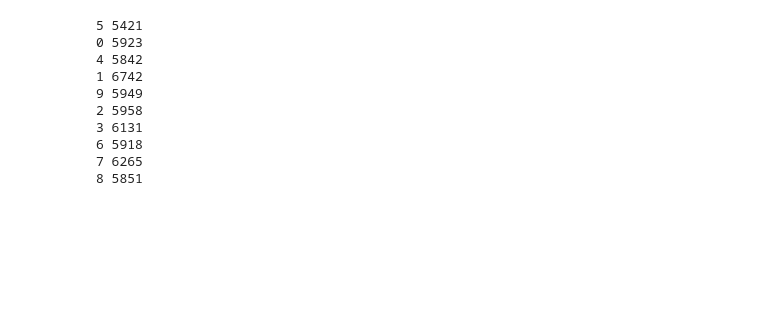
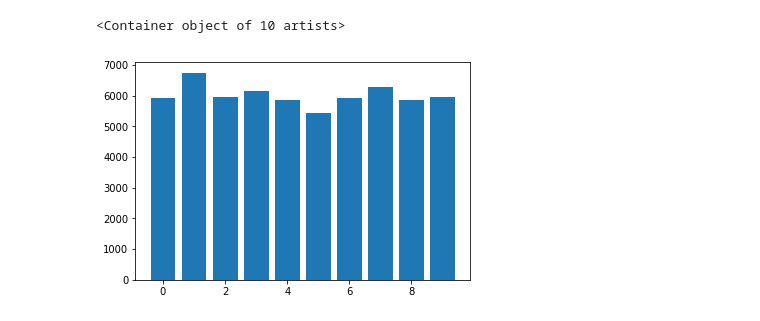
Before and after one commit to jerinphilip/parallel-svd, a Jupyter notebook: prototype/SVD Per Digit.ipynb, the cells around one changed output. Cells and saved outputs as stored; diff of their text form; code cells hidden in the pictures; blank space fills up the shorter version.

```diff
--- a/prototype/SVD Per Digit.ipynb
+++ b/prototype/SVD Per Digit.ipynb
@@ -13,3 +18,4 @@ mnist_path = '/home/jerin/college/s18/ipsc/parallel-svd-ish-stuff/mnist'
 mndata = MNIST(mnist_path)
 # %%
 images, labels = mndata.load_training()
+n = 28
@@ -18,6 +28,8 @@ def group(images, labels, size):
     grouped = defaultdict(list)
     for image, label in zip(images, labels):
         img = np.array(image, dtype=np.float64)
-        img = cv2.resize(img, size)
+        #img = cv2.resize(img, size,interpolation = cv2.INTER_CUBIC)
         grouped[label].append(img.ravel())
     return grouped
+# %%
+grouped = group(images, labels, size=(n, n))
@@ -24,17 +40,11 @@ def group(images, labels, size):
 # %%
-grouped = group(images, labels, size=(8, 8))
+xs, ys = [], []
 for key in grouped:
-    print(key, len(grouped[key]))
+    xs.append(key)
+    ys.append(len(grouped[key]))
+plt.bar(xs, ys)
 # %% [output]
-5 5421
-0 5923
-4 5842
-1 6742
-9 5949
-2 5958
-3 6131
-6 5918
-7 6265
-8 5851
+<Container object of 10 artists>
+[figure, added]
 # %%
 sample = grouped[7][0]
```
Also changed, not shown: parts of 16 cells of this notebook.
